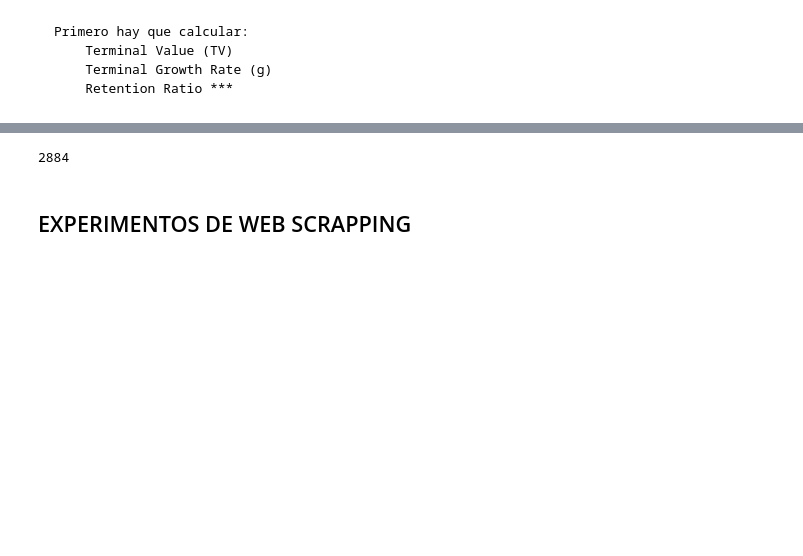
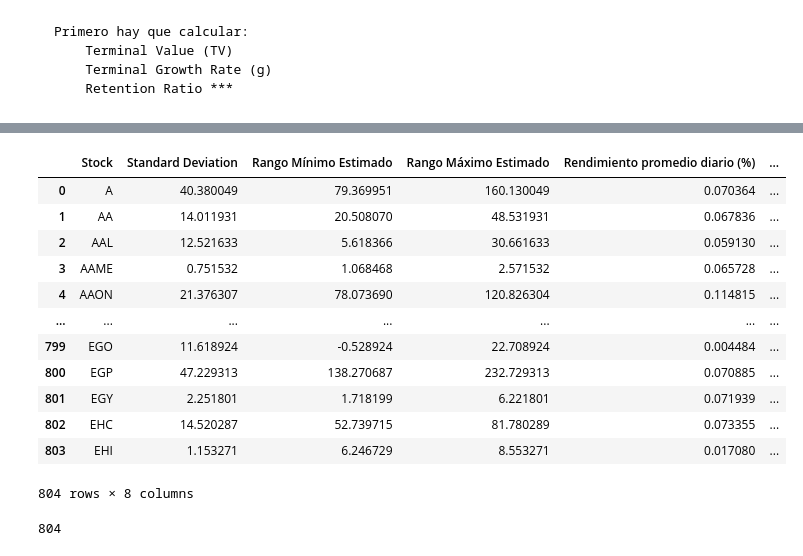
Before and after one commit to leidy7hernandez/HENRY-Proyecto-Integrador, a Jupyter notebook: Proyecto - Codigo.ipynb, the cells around one changed output, grey strips where cells are left out. Drawn from its saved outputs; the diff is of its cells as text; code cells hidden in the pictures; blank space fills up the shorter version.

Commit message:
WEB SCRAPINGgit add .!

```diff
--- a/Proyecto - Codigo.ipynb
+++ b/Proyecto - Codigo.ipynb
@@ -320,6 +265,53 @@ Net Income del último trimestre de american-airlines-group: 1338
+# %%
+## WEB SCRAPING PARA EXTRAER EL NET INCOME
+
+def get_net_income(ticket):
+    url = f"https://www.marketwatch.com/investing/stock/{ticket}/financials/income/quarter"
+
+    # Realizar una solicitud GET a la página web
+    response = requests.get(url)
+
+    # Verificar si la solicitud fue exitosa (código de respuesta 200)
+    if response.status_code == 200:
+        # Parsear el contenido HTML de la página con BeautifulSoup
+        soup = BeautifulSoup(response.text, "html.parser")
+
+        # Buscar el elemento que contiene el net income
+        net_income_element = soup.find("div", class_="cell__content", string="Net Income")
+
+        if net_income_element:
+            # Obtener todas las etiquetas div con clase "cell__content" dentro de la fila del net income
+            net_income_values = net_income_element.find_parent("tr").find_all("div", class_="cell__content")
+
+            # Acceder al penúltimo elemento de la lista para obtener el valor del net income
+            net_income = net_income_values[-2].text.strip()
+            return net_income
+        else:
+            return "Net Income no encontrado en la tabla de Income Statement."
+    else:
+        return "No se pudo acceder a la página web."
+# %%
+net_income = []
+for i in range(len(metrics['Stock'])):
+    net_income.append(get_net_income(metrics['Stock'][i]))
+metrics['Net Income'] = net_income
+# %%
+metrics.head(-2080)
+# %% [output]
+|  | Stock | Standard Deviation | Rango Mínimo Estimado | Rango Máximo Estimado | Rendimiento promedio diario (%) | ... |
+| 0 | A | 40.380049 | 79.369951 | 160.130049 | 0.070364 | ... |
+| 1 | AA | 14.011931 | 20.508070 | 48.531931 | 0.067836 | ... |
+| 2 | AAL | 12.521633 | 5.618366 | 30.661633 | 0.059130 | ... |
+| 3 | AAME | 0.751532 | 1.068468 | 2.571532 | 0.065728 | ... |
+| 4 | AAON | 21.376307 | 78.073690 | 120.826304 | 0.114815 | ... |
+| ... | ... | ... | ... | ... | ... | ... |
+| 799 | EGO | 11.618924 | -0.528924 | 22.708924 | 0.004484 | ... |
+| 800 | EGP | 47.229313 | 138.270687 | 232.729313 | 0.070885 | ... |
+| 801 | EGY | 2.251801 | 1.718199 | 6.221801 | 0.071939 | ... |
+| 802 | EHC | 14.520287 | 52.739715 | 81.780289 | 0.073355 | ... |
+| 803 | EHI | 1.153271 | 6.246729 | 8.553271 | 0.017080 | ... |
+804 rows × 8 columns
 # %%
-len(metrics['Stock'])
+len(metrics['Stock'])-2080
 # %% [output]
-2884
+804
-# %% [markdown]
-## EXPERIMENTOS DE WEB SCRAPPING
```
Also changed, not shown: parts of 4 cells of this notebook.
